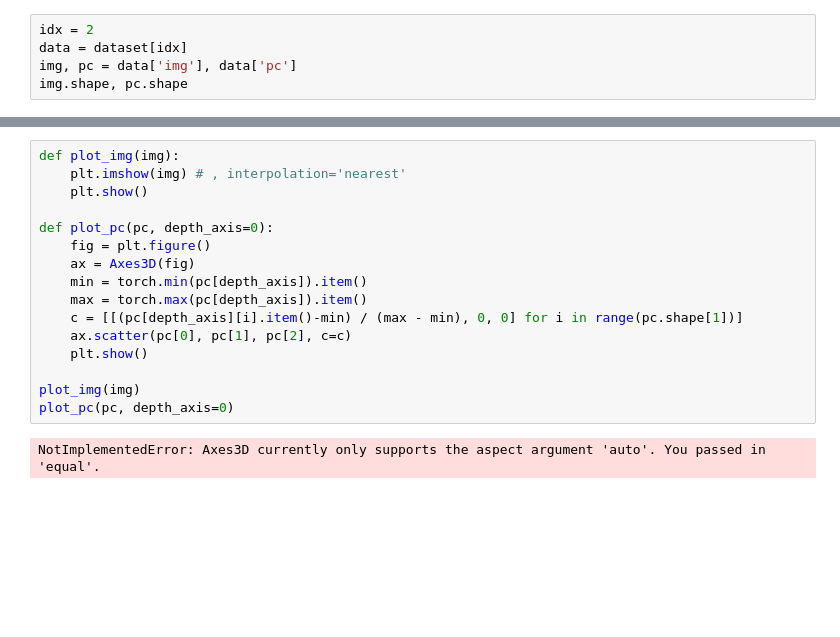
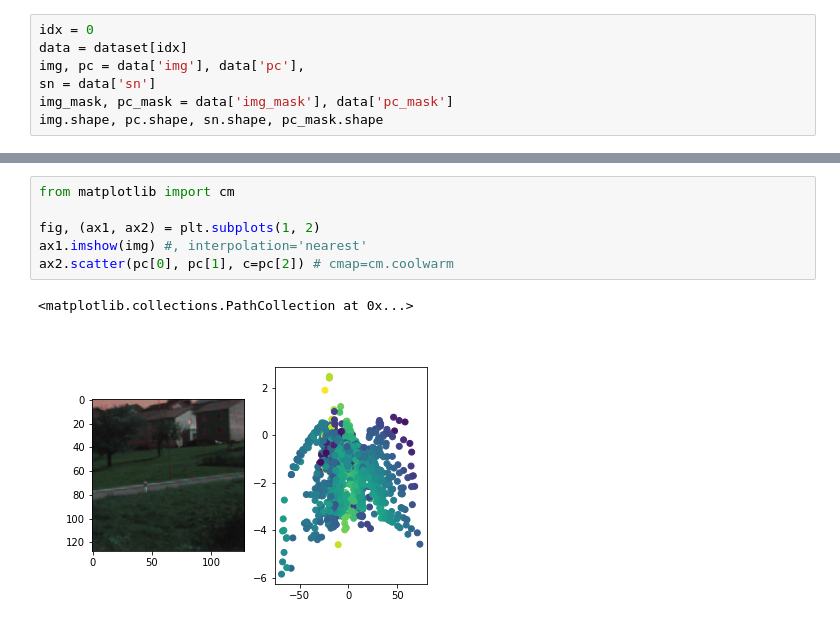
Before and after one commit to peacefulotter/ML4Science-KITTY-LCD, a Jupyter notebook: Untitled.ipynb, the cells around one changed output, grey strips where cells are left out. Drawn from its saved outputs; the diff is of its cells as text; blank space fills up the shorter version.

Commit message:
More work on plotting pc with colors and finding rgb data..

```diff
--- a/Untitled.ipynb
+++ b/Untitled.ipynb
@@ -46,7 +38,9 @@ dataset = kitti_pc_img_dataset(root_path="./", mode='train', num_pc=num_pc, img_
 load data complete
 # %%
-idx = 2
+idx = 0
 data = dataset[idx]
-img, pc = data['img'], data['pc']
-img.shape, pc.shape
+img, pc = data['img'], data['pc'],
+sn = data['sn']
+img_mask, pc_mask = data['img_mask'], data['pc_mask']
+img.shape, pc.shape, sn.shape, pc_mask.shape
 # %% [output]
@@ -54,18 +62,9 @@ img.shape, pc.shape
 # %%
-def plot_img(img):
-    plt.imshow(img) # , interpolation='nearest'
-    plt.show()
+from matplotlib import cm
 
-def plot_pc(pc, depth_axis=0):
-    fig = plt.figure()
-    ax = Axes3D(fig)
-    min = torch.min(pc[depth_axis]).item()
-    max = torch.max(pc[depth_axis]).item()
-    c = [[(pc[depth_axis][i].item()-min) / (max - min), 0, 0] for i in range(pc.shape[1])]
-    ax.scatter(pc[0], pc[1], pc[2], c=c)
-    plt.show()
-
-plot_img(img)
-plot_pc(pc, depth_axis=0)
+fig, (ax1, ax2) = plt.subplots(1, 2)
+ax1.imshow(img) #, interpolation='nearest'
+ax2.scatter(pc[0], pc[1], c=pc[2]) # cmap=cm.coolwarm
 # %% [output]
-NotImplementedError: Axes3D currently only supports the aspect argument 'auto'. You passed in 'equal'.
+<matplotlib.collections.PathCollection at 0x...>
+[figure, added]
```
Also changed, not shown: parts of 6 cells of this notebook, 2 other files.
